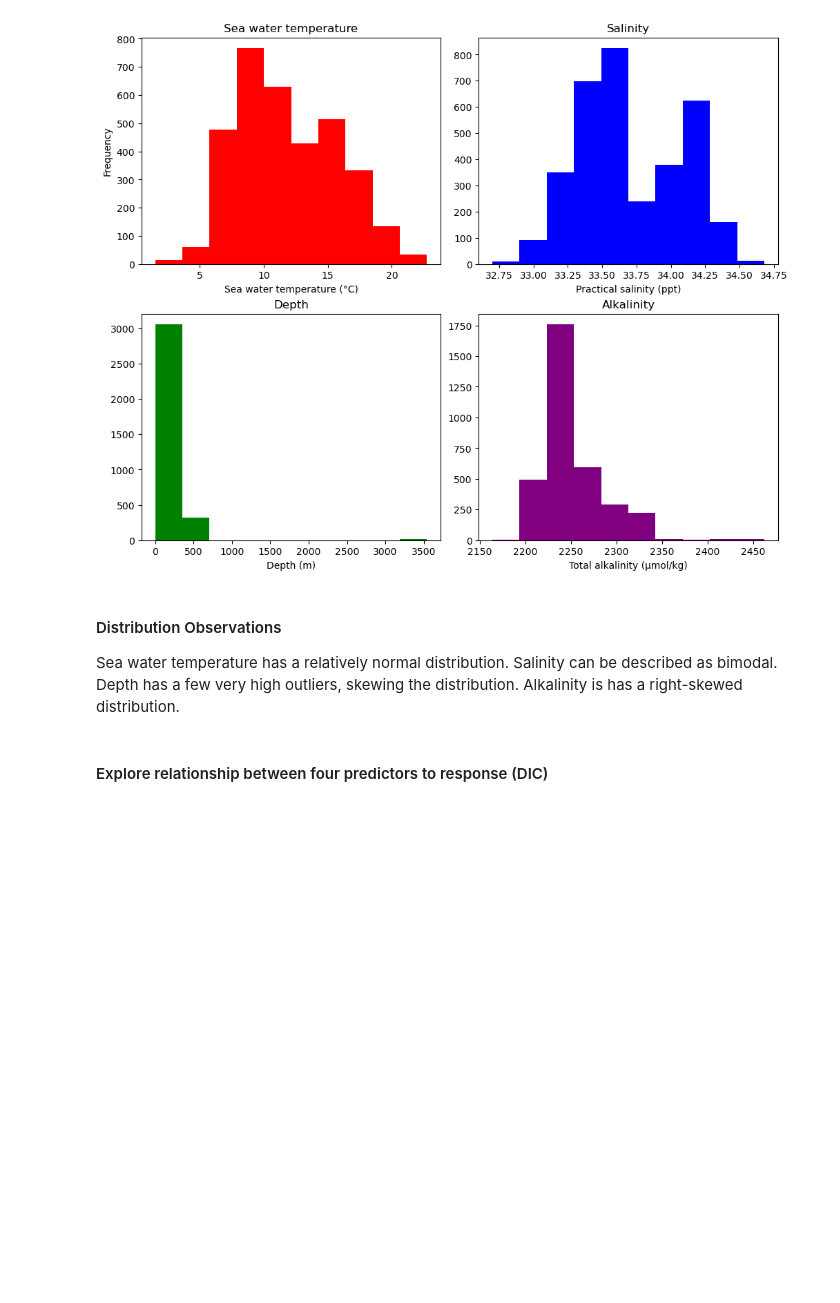
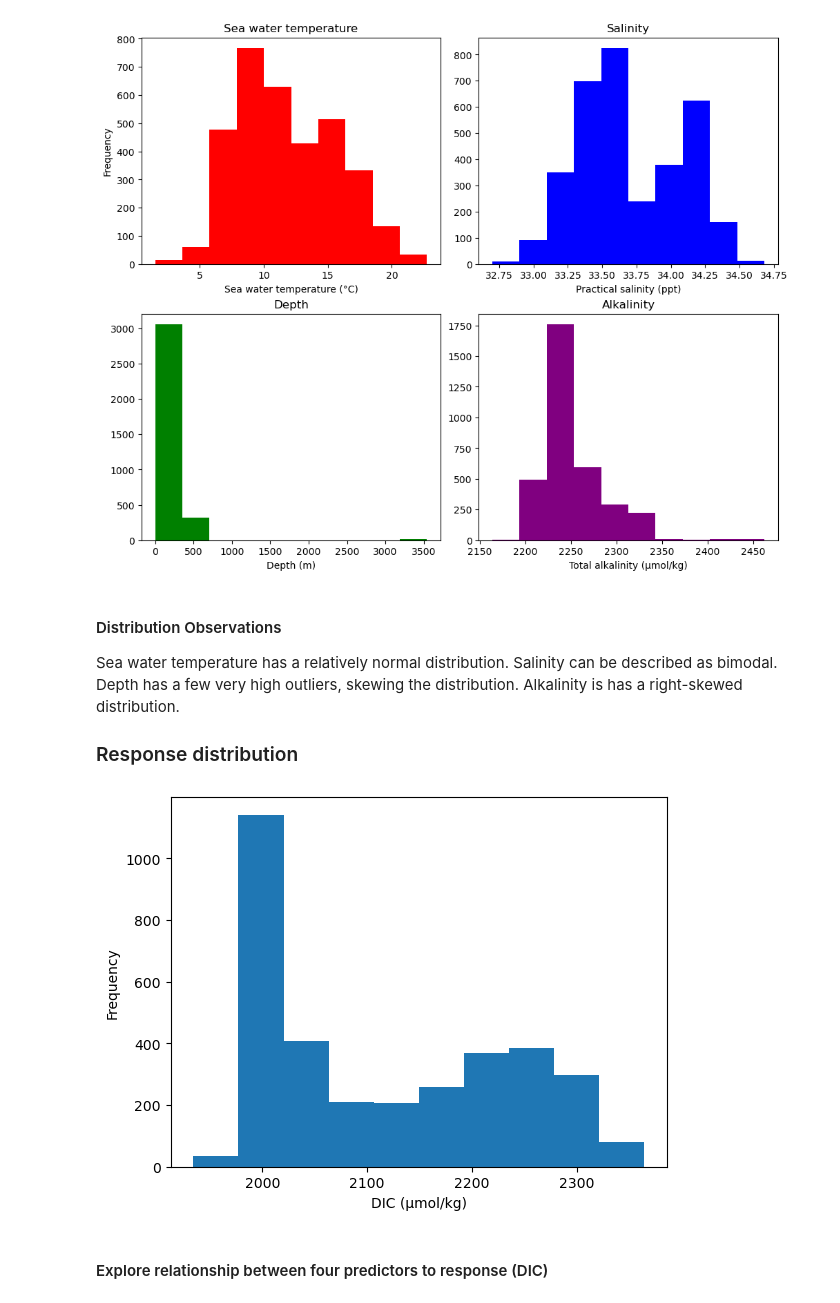
Before and after one commit to sofiasarak/eds232-kaggle-competition, a Jupyter notebook: submission.ipynb, the cells around one changed output. Saved outputs shown, nothing was run; the diff lists cells and outputs as text; code cells hidden in the pictures; blank space fills up the shorter version.

```diff
--- a/submission.ipynb
+++ b/submission.ipynb
@@ -97,6 +98,15 @@ plt.show()
 #### Distribution Observations
 
 Sea water temperature has a relatively normal distribution. Salinity can be described as bimodal. Depth has a few very high outliers, skewing the distribution. Alkalinity is has a right-skewed distribution.
+
+### Response distribution
+# %%
+# Create histogram of `DIC`
+train['DIC'].plot(kind = 'hist')
+plt.xlabel('DIC (µmol/kg)')
+plt.show()
+# %% [output]
+[figure, added]
 # %% [markdown]
 #### Explore relationship between four predictors to response (DIC)
 # %%
```
Also changed, not shown: parts of 17 cells of this notebook.
